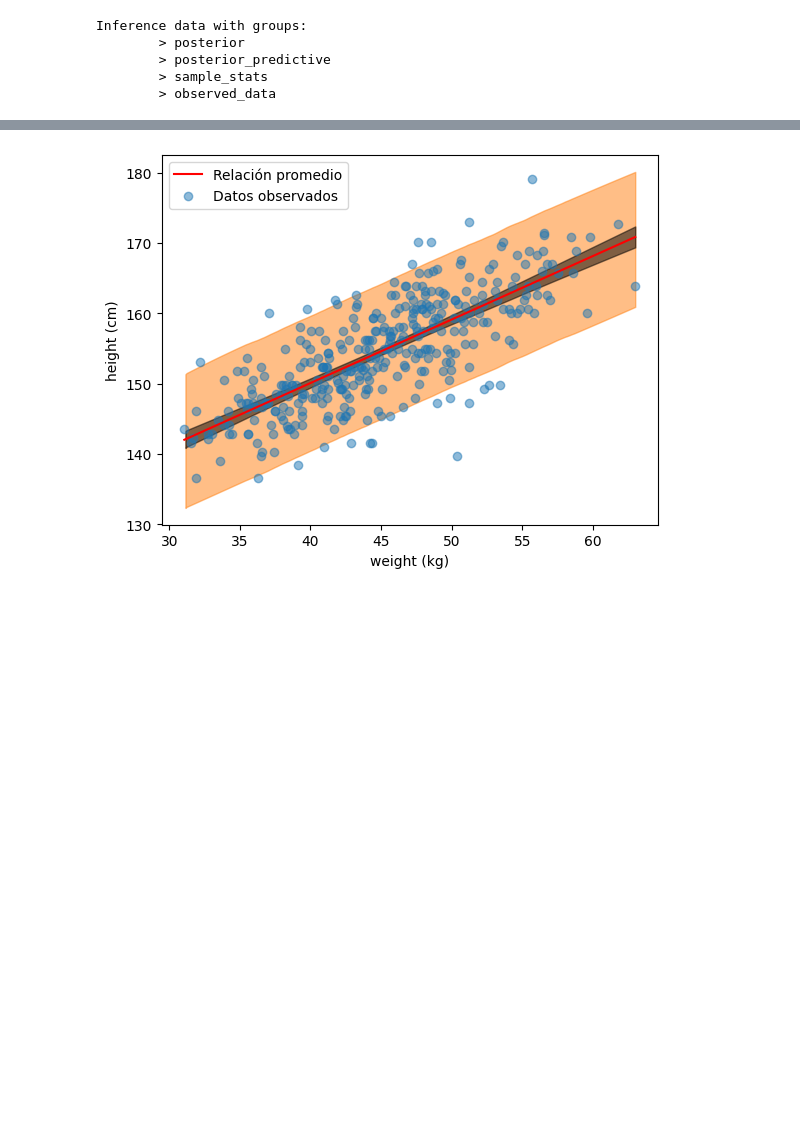
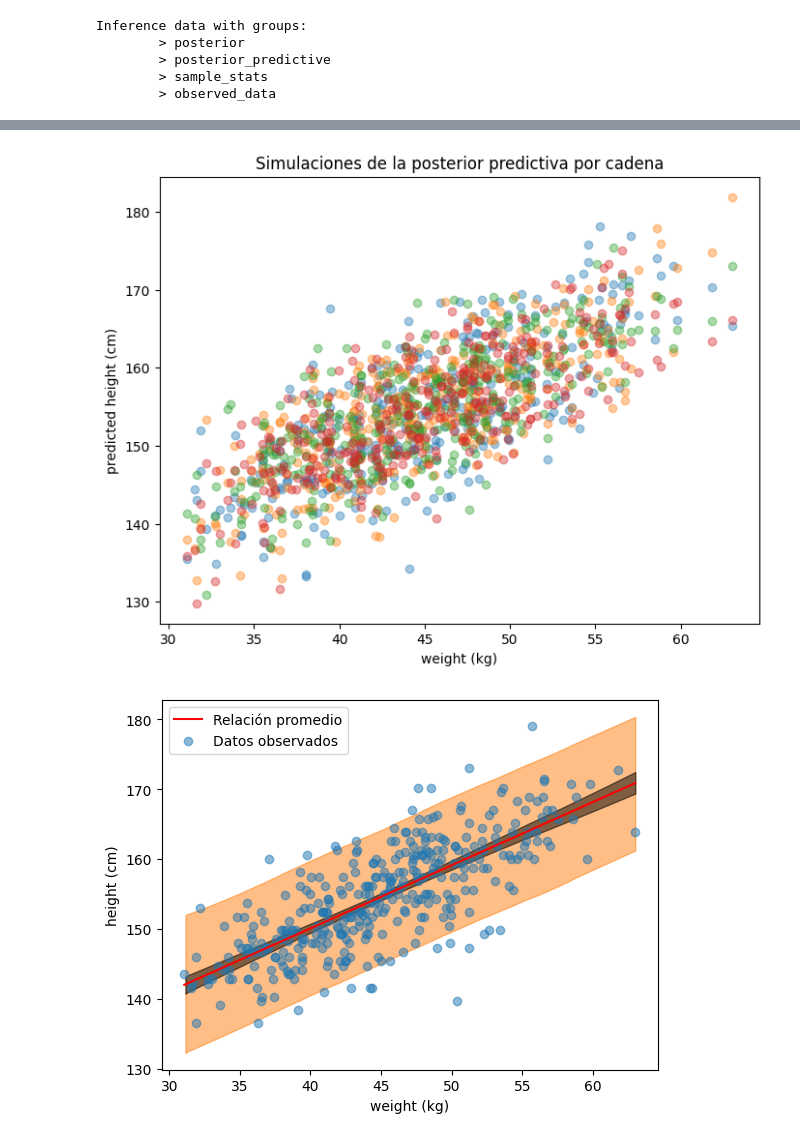
Before and after one commit to patymunoz/modelos-graficos-probabilisticos, a Jupyter notebook: docs/source/modulo1/M1-sesion8.ipynb, the cells around one changed output, grey strips where cells are left out. Cells and saved outputs as stored; diff of their text form; code cells hidden in the pictures; blank space fills up the shorter version.

```diff
--- a/docs/source/modulo1/M1-sesion8.ipynb
+++ b/docs/source/modulo1/M1-sesion8.ipynb
@@ -672,3 +810,22 @@ Inference data with groups:
+# %%
+x = adultos.weight.values
+order = np.argsort(x)
+
+plt.figure(figsize=(8,6))
+
+colors = ["C0", "C1", "C2", "C3"]
+
+for c, color in enumerate(colors):
+    for d in range(1):
+        y = y_pred1.sel(chain=c, draw=d).values[order]
+        plt.scatter(x[order], y, color=color, alpha=0.4)
+
+plt.xlabel("weight (kg)")
+plt.ylabel("predicted height (cm)")
+plt.title("Simulaciones de la posterior predictiva por cadena")
+plt.show()
+# %% [output]
+[figure, added]
 # %%
 # Eje x
 x = adultos.weight.values
```
Also changed, not shown: parts of 44 cells of this notebook, 18 other files.
